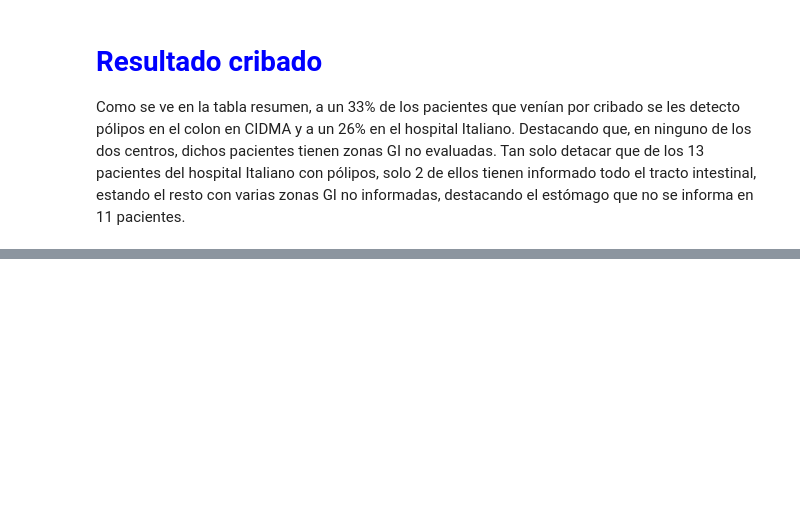
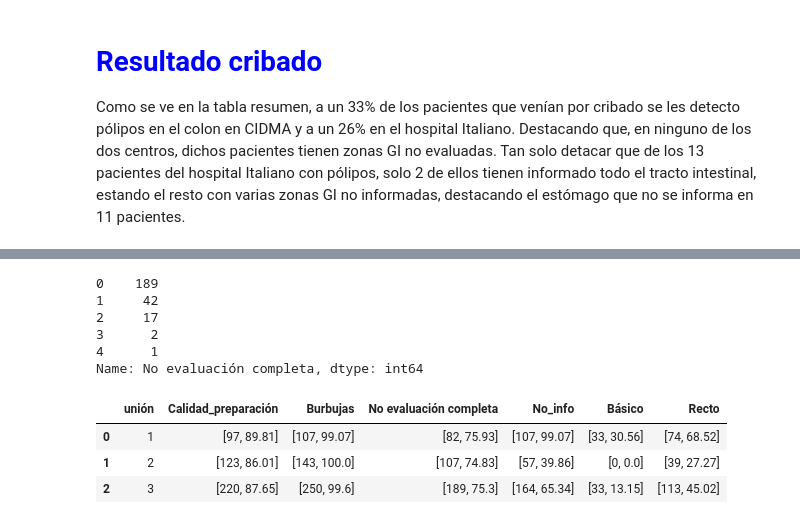
Before and after one commit to Hermenegildo12/Capsula_endoscopia, a Jupyter notebook: Capsula.ipynb, the cells around one changed output, grey strips where cells are left out. Drawn from its saved outputs; the diff is of its cells as text; code cells hidden in the pictures; blank space fills up the shorter version.

```diff
--- a/Capsula.ipynb
+++ b/Capsula.ipynb
@@ -1483,0 +1519,6 @@ cuadro("Estructuas básicas + TODO tracto digestivo evaluado",len(c_eva_total),1
+# %%
+#Unifico en una única variable, todas las columnas que reflejen la capacidad de evaluar las distintas áeras del
+#tracto GI, tomando los siguietes valores:
+# 0: No tiene zonas NO evaluadas. Es decir TODO ha sido evaluado
+# 1-4 según la cantidad de zonas no evaluadas
+datos["No evaluación completa"] = datos[no_evaluable].sum(axis=1)
@@ -1483,0 +1527,52 @@ cuadro("Estructuas básicas + TODO tracto digestivo evaluado",len(c_eva_total),1
+# %%
+datos["No evaluación completa"].value_counts()
+# %% [output]
+0    189
+1     42
+2     17
+3      2
+4      1
+Name: No evaluación completa, dtype: int64
+# %%
+#Creo función para pasar todos analizar porcentajes según centro de los criterios de calidad
+#Función que recibe como parámetros:
+#Indicacion: Columna a analizar // valor: Valor apartir del cual queremos seleccionar // signo: Para distinguir entre
+#Mayor e igual al valor introducido
+#Devuelve 2 columnas, una es la indicacion y la otra seria la unión, que permitiria unir a futuras tablas.
+def resumen (indicacion,valor,signo):
+    c_a = datos[datos['Médico']==0]
+    u_b= datos[datos['Médico']==1]
+    c_T=len(c_a)
+    u_T=len(u_b)
+    if signo==">":
+        c_sub=c_a[c_a[indicacion]>=valor]
+        u_sub=u_b[u_b[indicacion]>=valor]
+    elif signo=="=":
+        c_sub=c_a[c_a[indicacion]==valor]
+        u_sub=u_b[u_b[indicacion]==valor]
+    x=pd.DataFrame({"unión":[1,2,3],
+                    indicacion:[[len(c_sub),por(108,len(c_sub))],[len(u_sub),por(143,len(u_sub))],
+                                [len(c_sub)+len(u_sub),por(251,len(c_sub)+len(u_sub))]]}
+                        ,index=["Cidma","Uruguay","Total"])
+    return x
+# %%
+#Paso las columnas por la función
+a=resumen("Calidad_preparación",2,">")
+b=resumen("Burbujas",1,"=")
+c=resumen('No evaluación completa',0,"=")
+d=resumen('No_info',0,"=")
+e=resumen('Básico',4,">")
+f=resumen('Recto',1,"=")
+# %%
+#Unifico en una única tabla usando como enlace la columna unión
+union=pd.merge(a, b, on='unión')
+union=pd.merge(union,c,on='unión')
+union=pd.merge(union,d,on='unión')
+union=pd.merge(union,e,on='unión')
+union=pd.merge(union,f,on='unión')
+union
+# %% [output]
+|  | unión | Calidad_preparación | Burbujas | No evaluación completa | No_info | Básico | Recto |
+| 0 | 1 | [97, 89.81] | [107, 99.07] | [82, 75.93] | [107, 99.07] | [33, 30.56] | [74, 68.52] |
+| 1 | 2 | [123, 86.01] | [143, 100.0] | [107, 74.83] | [57, 39.86] | [0, 0.0] | [39, 27.27] |
+| 2 | 3 | [220, 87.65] | [250, 99.6] | [189, 75.3] | [164, 65.34] | [33, 13.15] | [113, 45.02] |
```
Also changed, not shown: parts of 36 cells of this notebook, 1 other file.
